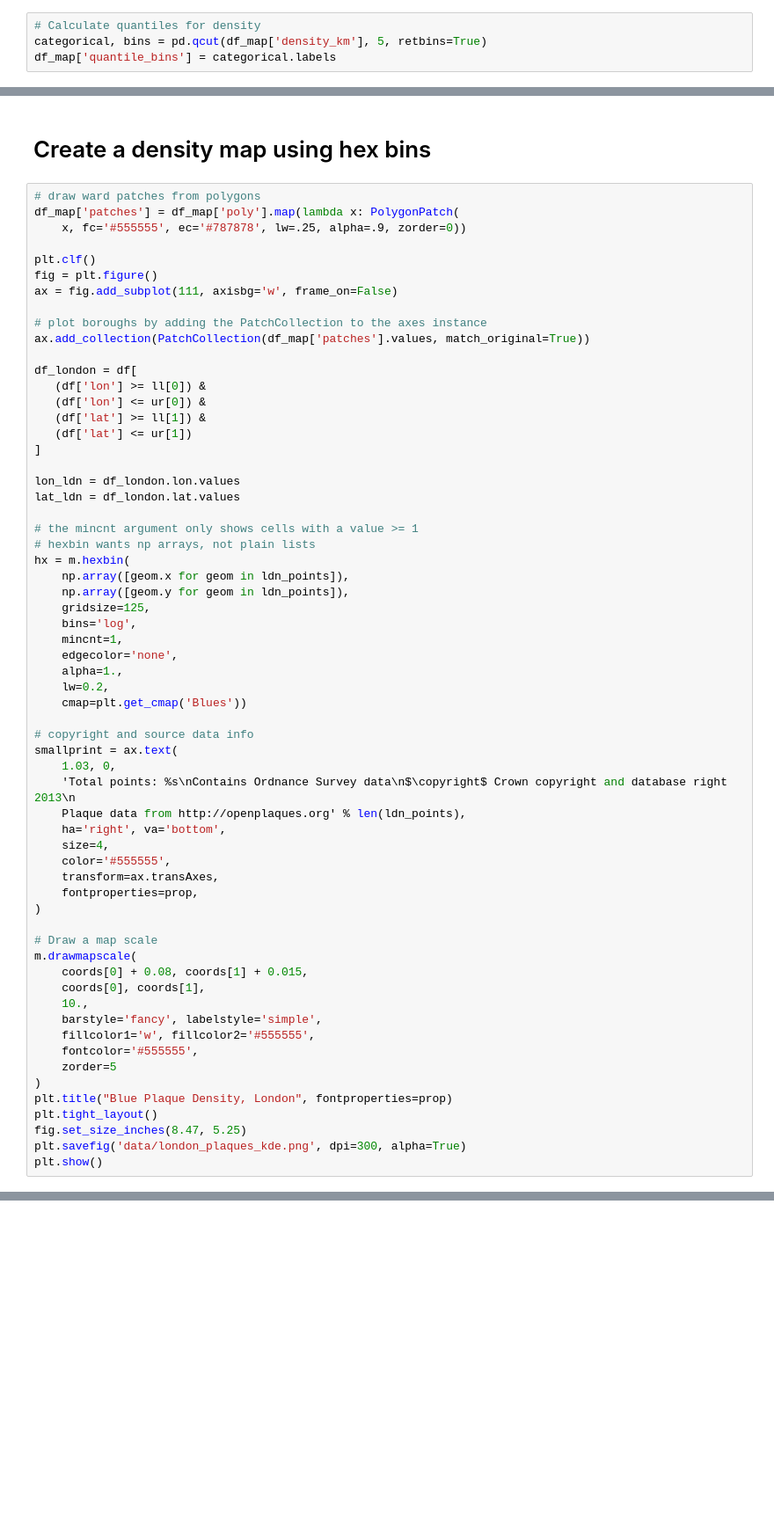
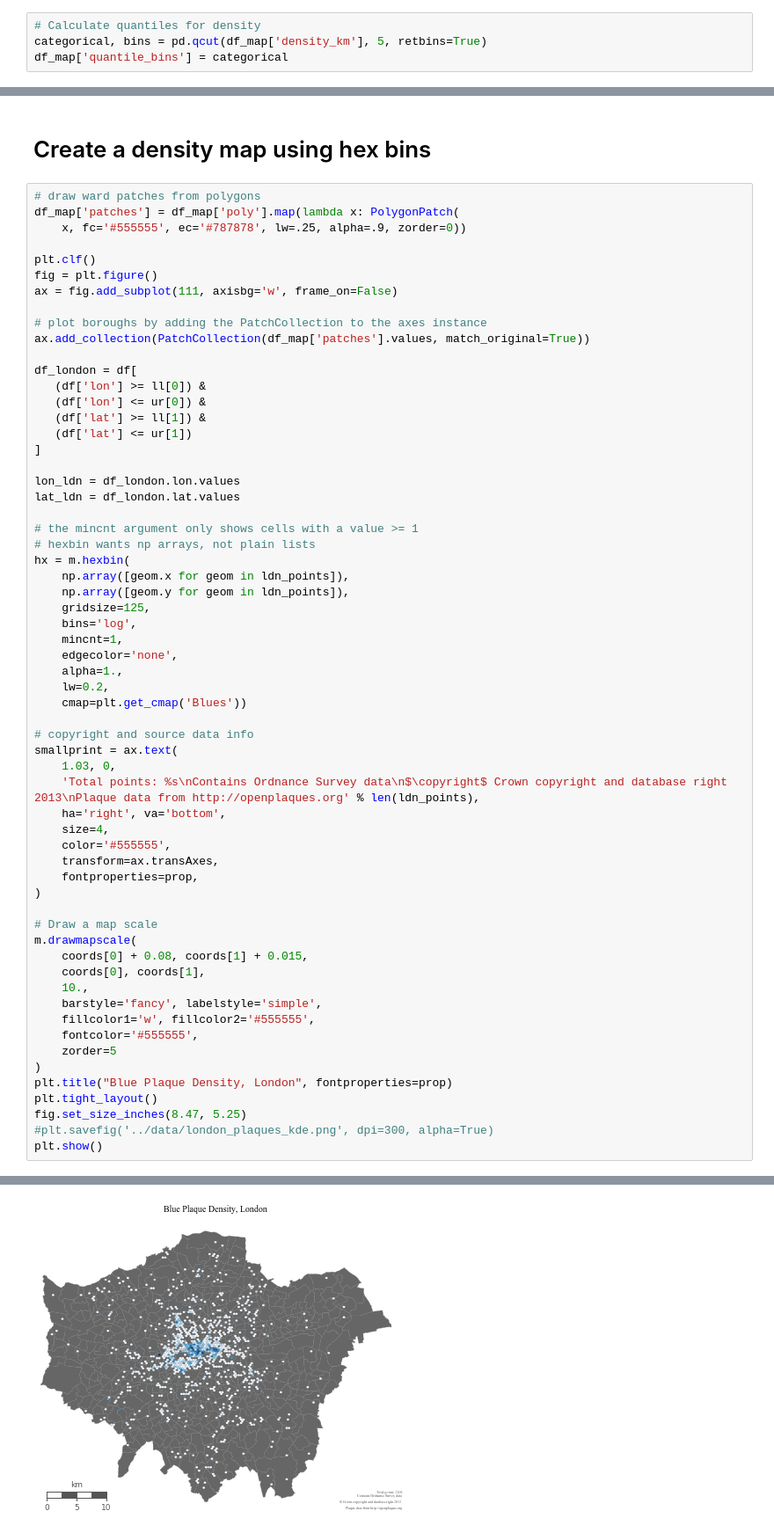
Before and after one commit to kpolimis/statistics-indonesia-python, a Jupyter notebook: notebooks/python_mapping_london.ipynb, the cells around one changed output, grey strips where cells are left out. Shown: that part at 88% size. Cells and saved outputs as stored; diff of their text form; blank space fills up the shorter version.

```diff
--- a/notebooks/python_mapping_london.ipynb
+++ b/notebooks/python_mapping_london.ipynb
@@ -252,7 +257,7 @@ labels = display
 # %%
 # Calculate quantiles for density
 categorical, bins = pd.qcut(df_map['density_km'], 5, retbins=True)
-df_map['quantile_bins'] = categorical.labels
+df_map['quantile_bins'] = categorical
 # %%
 # Calculate Jenks natural breaks for density
 breaks = nb(
@@ -376,8 +384,7 @@ hx = m.hexbin(
 # copyright and source data info
 smallprint = ax.text(
     1.03, 0,
-    'Total points: %s\nContains Ordnance Survey data\n$\copyright$ Crown copyright and database right 2013\n
-    Plaque data from http://openplaques.org' % len(ldn_points),
+    'Total points: %s\nContains Ordnance Survey data\n$\copyright$ Crown copyright and database right 2013\nPlaque data from http://openplaques.org' % len(ldn_points),
     ha='right', va='bottom',
     size=4,
     color='#555555',
@@ -398,5 +405,6 @@ m.drawmapscale(
 plt.title("Blue Plaque Density, London", fontproperties=prop)
 plt.tight_layout()
 fig.set_size_inches(8.47, 5.25)
-plt.savefig('data/london_plaques_kde.png', dpi=300, alpha=True)
+#plt.savefig('../data/london_plaques_kde.png', dpi=300, alpha=True)
 plt.show()
+# %% [output]
@@ -402,0 +412 @@ plt.show()
+[figure, added]
```
Also changed, not shown: parts of 6 cells of this notebook, 3 other files.
